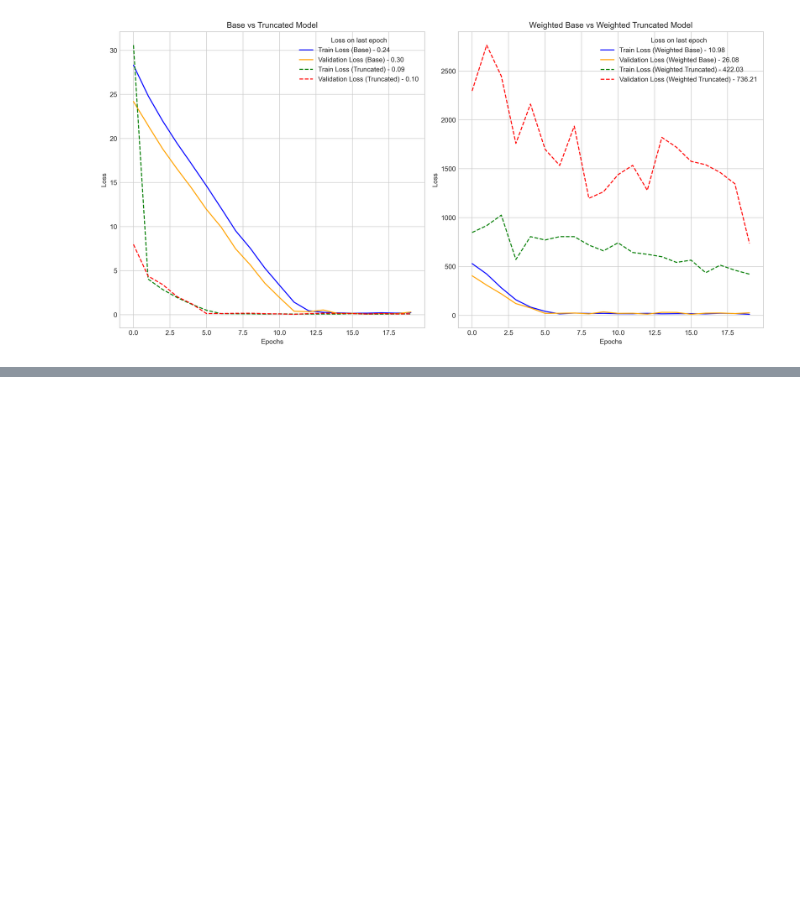
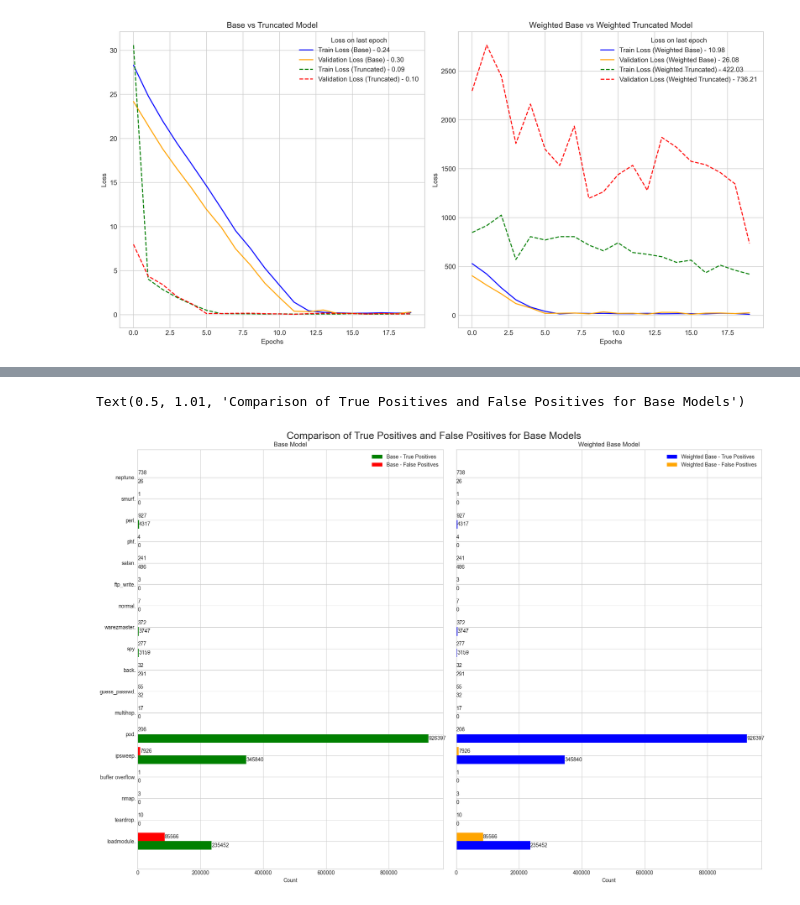
Before and after one commit to ashimdahal/zero_day_ATTACK_detection, a Jupyter notebook: Testing graphs for conference.ipynb, the cells around one changed output, grey strips where cells are left out. Cells and saved outputs as stored; diff of their text form; code cells hidden in the pictures; blank space fills up the shorter version.

```diff
--- a/Testing graphs for conference.ipynb
+++ b/Testing graphs for conference.ipynb
@@ -137,0 +195,67 @@ plt.savefig("graphs/training_and_validation_loss_of_all_models.png")
+# %%
+
+# Data for the base model
+base_model_data = {
+    'class': ['loadmodule.', 'teardrop.', 'nmap.', 'buffer overflow.', 'ipsweep.', 'pod.', 'multihop.',
+              'guess_passwd.', 'back.', 'spy.', 'warezmaster.', 'normal.', 'ftp_write.', 'satan.',
+              'phf.', 'perl.', 'smurf.', 'neptune.'],
+    'true_positives': [235452, 0, 0, 0, 345840, 926397, 0, 32, 291, 3159, 3747, 0, 0, 486, 0, 4317, 0, 26],
+    'false_positives': [85566, 10, 3, 1, 7926, 206, 17, 55, 32, 277, 372, 7, 3, 241, 4, 927, 1, 738]
+}
+
+# Data for the weighted base model (assuming similar data structure)
+weighted_base_model_data = {
+    'class': ['loadmodule.', 'teardrop.', 'nmap.', 'buffer overflow.', 'ipsweep.', 'pod.', 'multihop.',
+               'guess_passwd.', 'back.', 'spy.', 'warezmaster.', 'normal.', 'ftp_write.', 'satan.',
+               'phf.', 'perl.', 'smurf.', 'neptune.'],
+    'true_positives': [235452, 0, 0, 0, 345840, 926397, 0, 32, 291, 3159, 3747, 0, 0, 486, 0, 4317, 0, 26],
+    'false_positives': [85566, 10, 3, 1, 7926, 206, 17, 55, 32, 277, 372, 7, 3, 241, 4, 927, 1, 738]
+}
+
+# Combine true positives and false positives into a single list for y-axis
+categories = base_model_data['class']
+pos = np.arange(len(categories))
+
+# Plotting
+fig, (ax1, ax2) = plt.subplots(1, 2, figsize=(18, 12), sharey=True)
+
+bar_width = 0.4
+
+# Plot for Base Model
+ax1.barh(pos - bar_width/2, base_model_data['true_positives'], bar_width, label='Base - True Positives', color='green')
+ax1.barh(pos + bar_width/2, base_model_data['false_positives'], bar_width, label='Base - False Positives', color='red')
+
+ax1.set_xlabel('Count')
+ax1.set_title('Base Model')
+ax1.legend()
+
+# Plot for Weighted Base Model
+ax2.barh(pos - bar_width/2, weighted_base_model_data['true_positives'], bar_width, label='Weighted Base - True Positives', color='blue')
+ax2.barh(pos + bar_width/2, weighted_base_model_data['false_positives'], bar_width, label='Weighted Base - False Positives', color='orange')
+
+ax2.set_xlabel('Count')
+ax2.set_title('Weighted Base Model')
+ax2.legend()
+
+# Annotate values for Base Model True Positives
+for i, tp in enumerate(base_model_data['true_positives']):
+    ax1.text(tp, pos[i] - bar_width/2, str(tp), ha='left', va='center')
+
+# Annotate values for Base Model False Positives
+for i, fp in enumerate(base_model_data['false_positives']):
+    ax1.text(fp, pos[i] + bar_width/2, str(fp), ha='left', va='center')
+
+# Annotate values for Weighted Base Model True Positives
+for i, tp in enumerate(weighted_base_model_data['true_positives']):
+    ax2.text(tp, pos[i] - bar_width/2, str(tp), ha='left', va='center')
+
+# Annotate values for Weighted Base Model False Positives
+for i, fp in enumerate(weighted_base_model_data['false_positives']):
+    ax2.text(fp, pos[i] + bar_width/2, str(fp), ha='left', va='center')
+
+plt.yticks(pos, categories)
+plt.tight_layout()
+plt.suptitle("Comparison of True Positives and False Positives for Base Models",fontsize=19, y=1.01)
+# %% [output]
+Text(0.5, 1.01, 'Comparison of True Positives and False Positives for Base Models')
+[figure, added]
```
Also changed, not shown: parts of 1 cell of this notebook.
